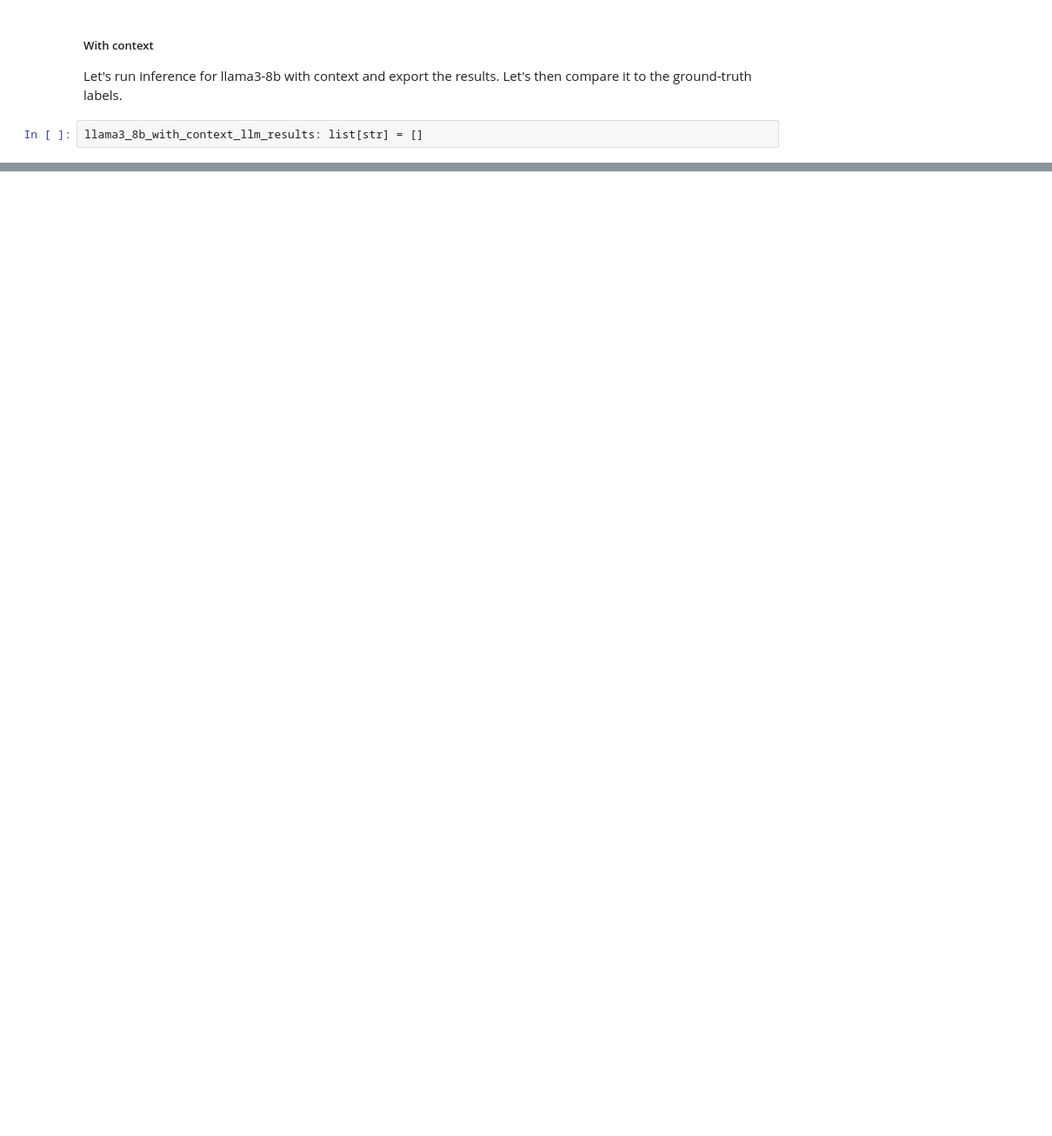
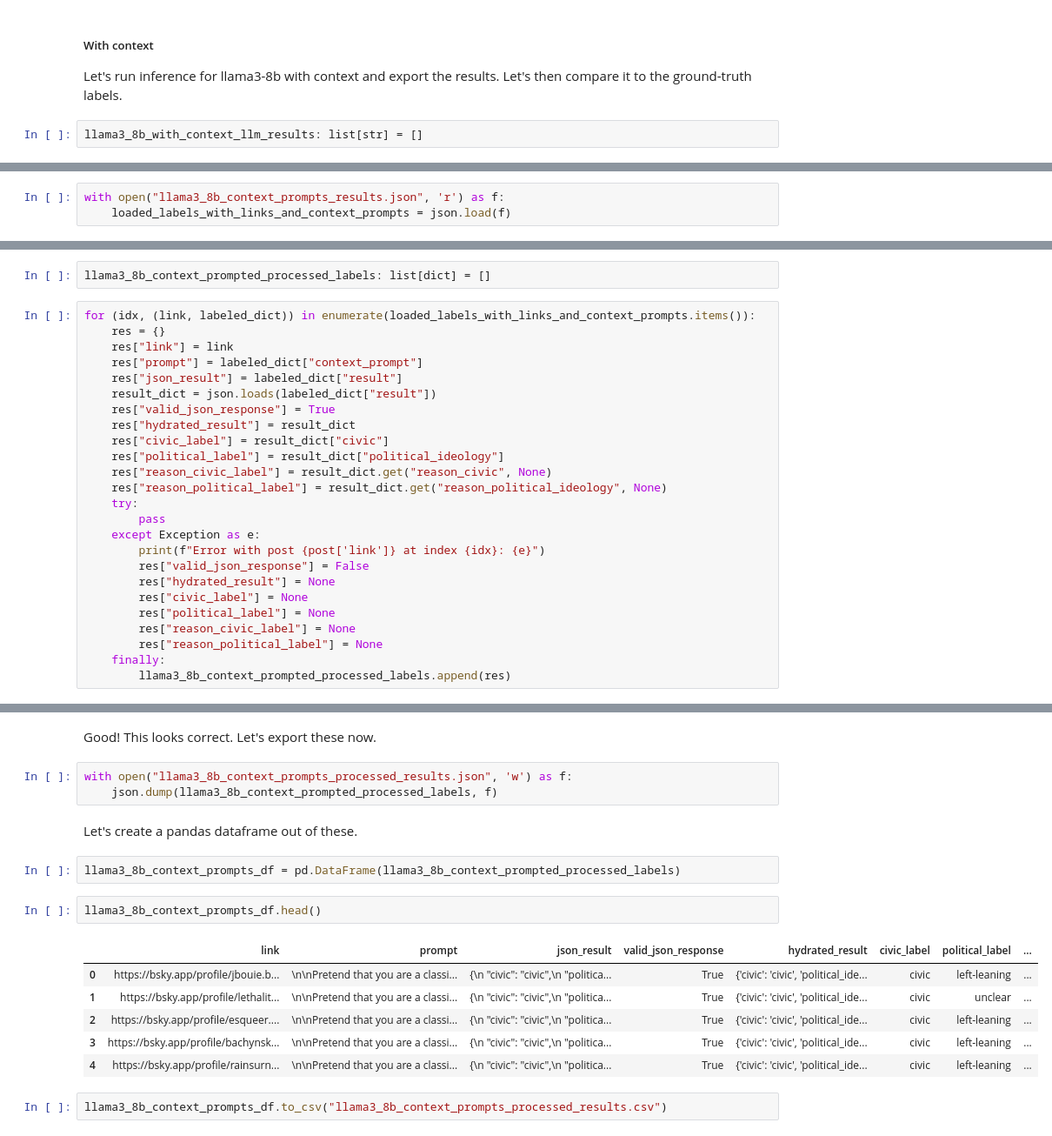
Before and after one commit to METResearchGroup/bluesky-research, a Jupyter notebook: demos/groq_llama3_labeling/llama3_8b.ipynb, the cells around one changed output, grey strips where cells are left out. Shown at 87% size. Drawn from its saved outputs; the diff is of its cells as text; blank space fills up the shorter version.

Commit message:
demo: add results from llama3-8b with context

```diff
--- a/demos/groq_llama3_labeling/llama3_8b.ipynb
+++ b/demos/groq_llama3_labeling/llama3_8b.ipynb
@@ -140,0 +237,3 @@ for idx, prompt in enumerate(prompts_lst):
+# %%
+with open("llama3_8b_context_prompts_results.json", 'r') as f:
+    loaded_labels_with_links_and_context_prompts = json.load(f)
@@ -140,0 +265,27 @@ for idx, prompt in enumerate(prompts_lst):
+# %%
+llama3_8b_context_prompted_processed_labels: list[dict] = []
+# %%
+for (idx, (link, labeled_dict)) in enumerate(loaded_labels_with_links_and_context_prompts.items()):
+    res = {}
+    res["link"] = link
+    res["prompt"] = labeled_dict["context_prompt"]
+    res["json_result"] = labeled_dict["result"]
+    result_dict = json.loads(labeled_dict["result"])
+    res["valid_json_response"] = True
+    res["hydrated_result"] = result_dict
+    res["civic_label"] = result_dict["civic"]
+    res["political_label"] = result_dict["political_ideology"]
+    res["reason_civic_label"] = result_dict.get("reason_civic", None)
+    res["reason_political_label"] = result_dict.get("reason_political_ideology", None)
+    try:
+        pass
+    except Exception as e:
+        print(f"Error with post {post['link']} at index {idx}: {e}")
+        res["valid_json_response"] = False
+        res["hydrated_result"] = None
+        res["civic_label"] = None
+        res["political_label"] = None
+        res["reason_civic_label"] = None
+        res["reason_political_label"] = None
+    finally:
+        llama3_8b_context_prompted_processed_labels.append(res)
@@ -140,0 +300,20 @@ for idx, prompt in enumerate(prompts_lst):
+# %% [markdown]
+Good! This looks correct. Let's export these now.
+# %%
+with open("llama3_8b_context_prompts_processed_results.json", 'w') as f:
+    json.dump(llama3_8b_context_prompted_processed_labels, f)
+# %% [markdown]
+Let's create a pandas dataframe out of these.
+# %%
+llama3_8b_context_prompts_df = pd.DataFrame(llama3_8b_context_prompted_processed_labels)
+# %%
+llama3_8b_context_prompts_df.head()
+# %% [output]
+|  | link | prompt | json_result | valid_json_response | hydrated_result | civic_label | political_label | ... |
+| 0 | https://bsky.app/profile/jbouie.b... | \n\nPretend that you are a classi... | {\n "civic": "civic",\n "politica... | True | {'civic': 'civic', 'political_ide... | civic | left-leaning | ... |
+| 1 | https://bsky.app/profile/lethalit... | \n\nPretend that you are a classi... | {\n "civic": "civic",\n "politica... | True | {'civic': 'civic', 'political_ide... | civic | unclear | ... |
+| 2 | https://bsky.app/profile/esqueer.... | \n\nPretend that you are a classi... | {\n "civic": "civic",\n "politica... | True | {'civic': 'civic', 'political_ide... | civic | left-leaning | ... |
+| 3 | https://bsky.app/profile/bachynsk... | \n\nPretend that you are a classi... | {\n "civic": "civic",\n "politica... | True | {'civic': 'civic', 'political_ide... | civic | left-leaning | ... |
+| 4 | https://bsky.app/profile/rainsurn... | \n\nPretend that you are a classi... | {\n "civic": "civic",\n "politica... | True | {'civic': 'civic', 'political_ide... | civic | left-leaning | ... |
+# %%
+llama3_8b_context_prompts_df.to_csv("llama3_8b_context_prompts_processed_results.csv")
```
Also changed, not shown: parts of 52 cells of this notebook, 6 other files.
